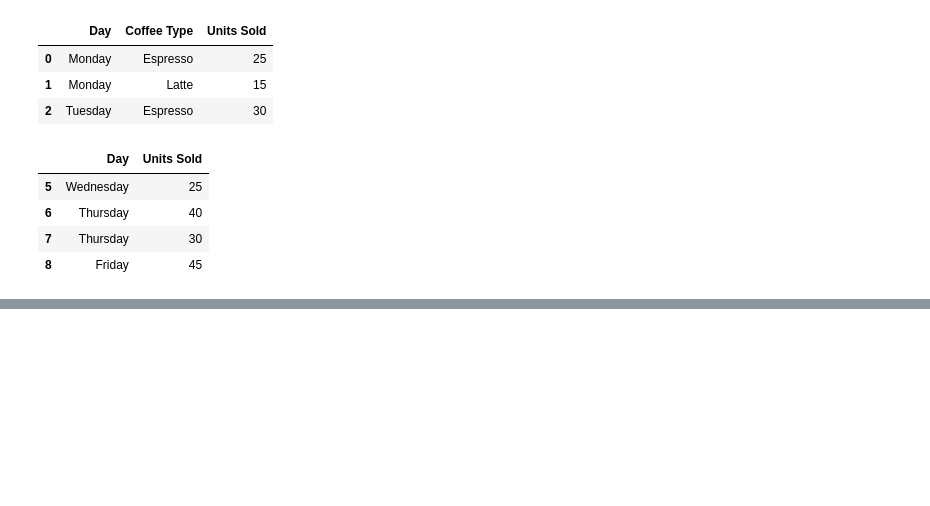
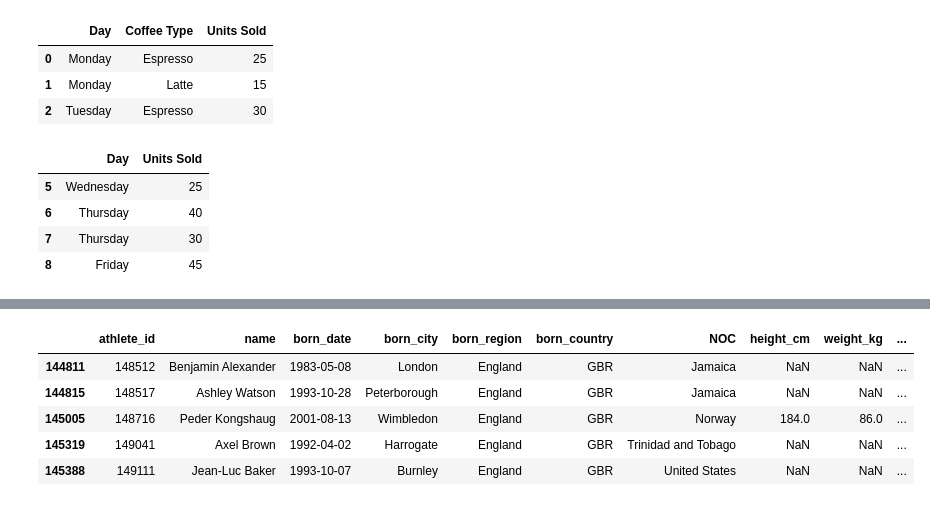
Before and after one commit to fazlialtunn/learning_pandas, a Jupyter notebook: learning_pandas.ipynb, the cells around one changed output, grey strips where cells are left out. Drawn from its saved outputs; the diff is of its cells as text; code cells hidden in the pictures; blank space fills up the shorter version.

```diff
--- a/learning_pandas.ipynb
+++ b/learning_pandas.ipynb
@@ -130,0 +276,14 @@ coffee_df.loc[5:8, ['Day', 'Units Sold']]
+# %%
+usa = bios_df[bios_df['born_country']=='USA'].copy()
+gbr = bios_df[bios_df['born_country']=='GBR'].copy()
+# %%
+new_df = pd.concat([usa,gbr])
+# %%
+new_df.tail()
+# %% [output]
+|  | athlete_id | name | born_date | born_city | born_region | born_country | NOC | height_cm | weight_kg | ... |
+| 144811 | 148512 | Benjamin Alexander | 1983-05-08 | London | England | GBR | Jamaica | NaN | NaN | ... |
+| 144815 | 148517 | Ashley Watson | 1993-10-28 | Peterborough | England | GBR | Jamaica | NaN | NaN | ... |
+| 145005 | 148716 | Peder Kongshaug | 2001-08-13 | Wimbledon | England | GBR | Norway | 184.0 | 86.0 | ... |
+| 145319 | 149041 | Axel Brown | 1992-04-02 | Harrogate | England | GBR | Trinidad and Tobago | NaN | NaN | ... |
+| 145388 | 149111 | Jean-Luc Baker | 1993-10-07 | Burnley | England | GBR | United States | NaN | NaN | ... |
```
Also changed, not shown: parts of 21 cells of this notebook.
